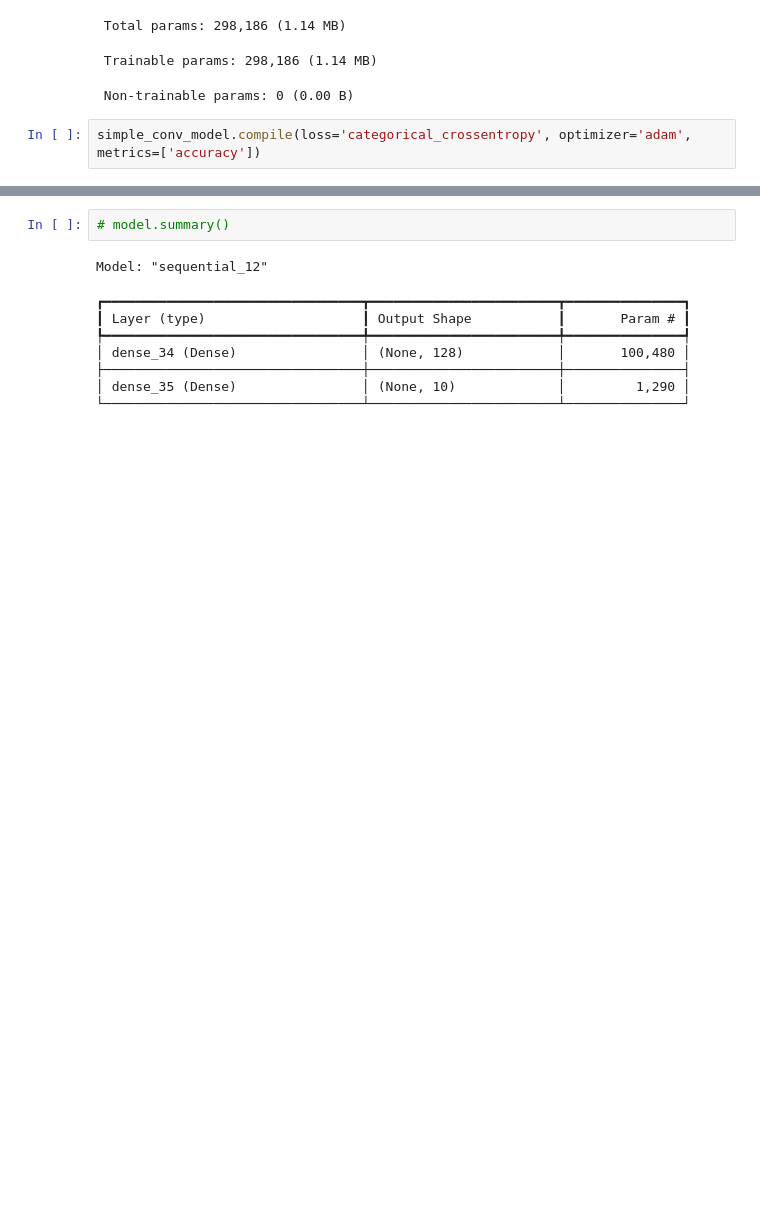
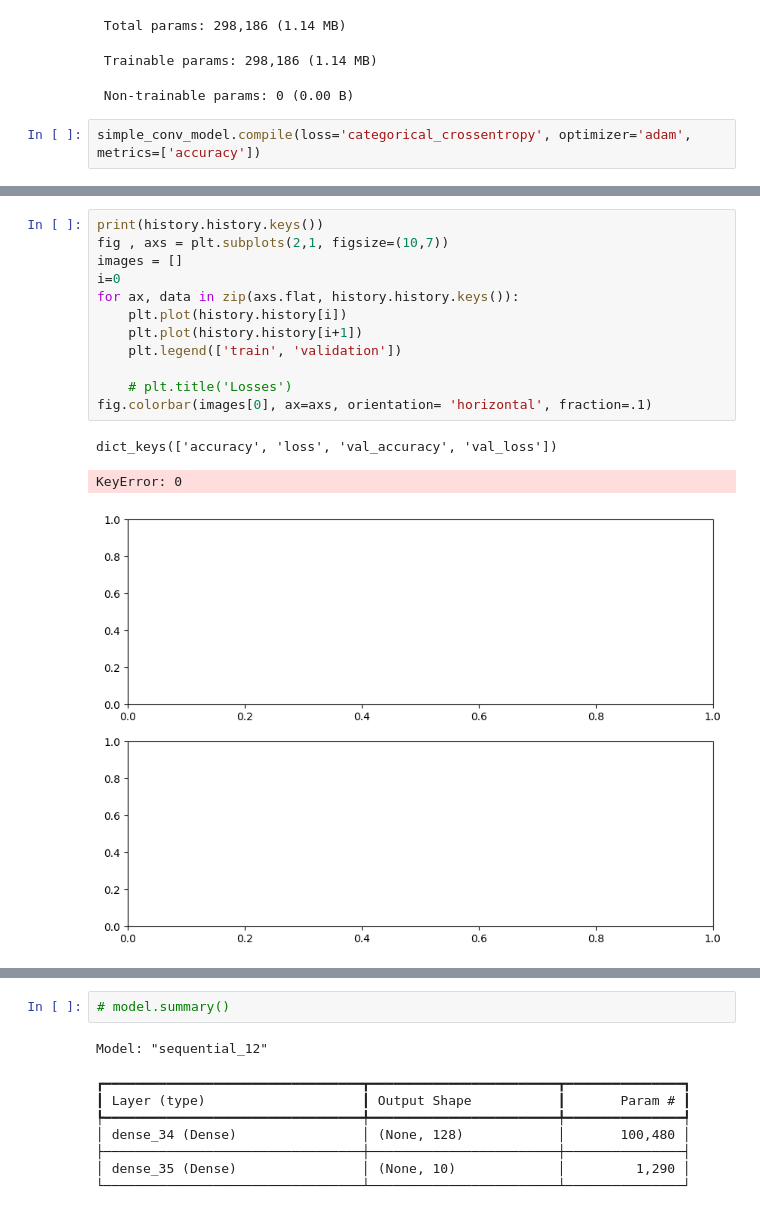
Before and after one commit to GMobinit/deep_learning_fashion_mnist, a Jupyter notebook: conv_fashion_mnist_model.ipynb, the cells around one changed output, grey strips where cells are left out. Drawn from its saved outputs; the diff is of its cells as text; blank space fills up the shorter version.

```diff
--- a/conv_fashion_mnist_model.ipynb
+++ b/conv_fashion_mnist_model.ipynb
@@ -97,0 +107,16 @@ Epoch 20/20
+# %%
+print(history.history.keys())
+fig , axs = plt.subplots(2,1, figsize=(10,7))
+images = []
+i=0
+for ax, data in zip(axs.flat, history.history.keys()):
+    plt.plot(history.history[i])
+    plt.plot(history.history[i+1])
+    plt.legend(['train', 'validation'])
+
+    # plt.title('Losses')
+fig.colorbar(images[0], ax=axs, orientation= 'horizontal', fraction=.1)
+# %% [output]
+dict_keys(['accuracy', 'loss', 'val_accuracy', 'val_loss'])
+KeyError: 0
+[figure, added]
```
Also changed, not shown: parts of 6 cells of this notebook.
